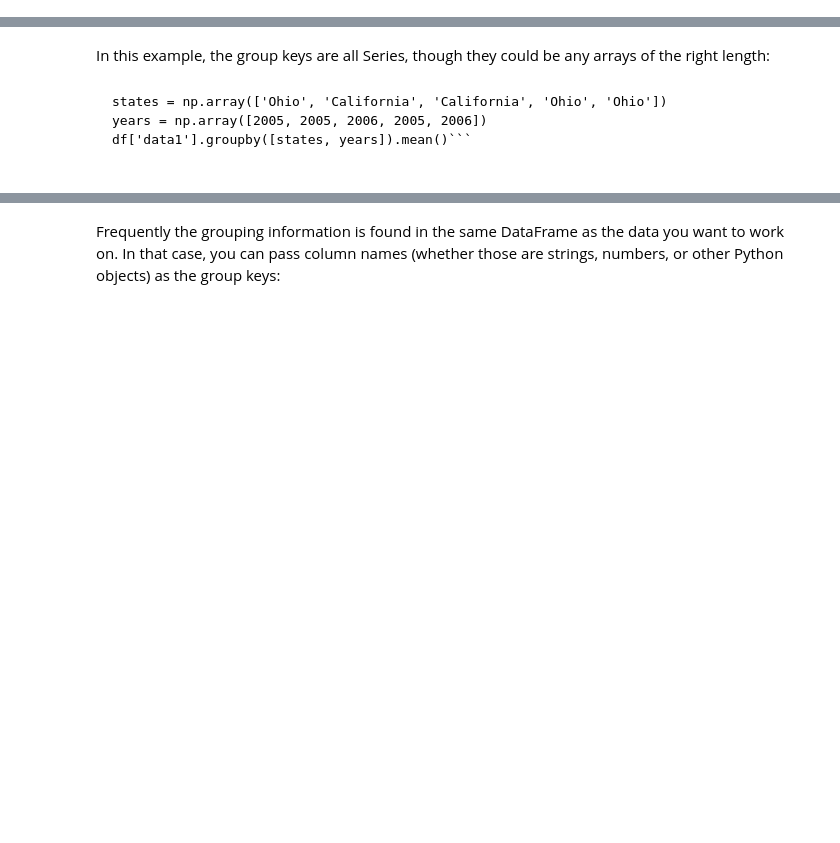
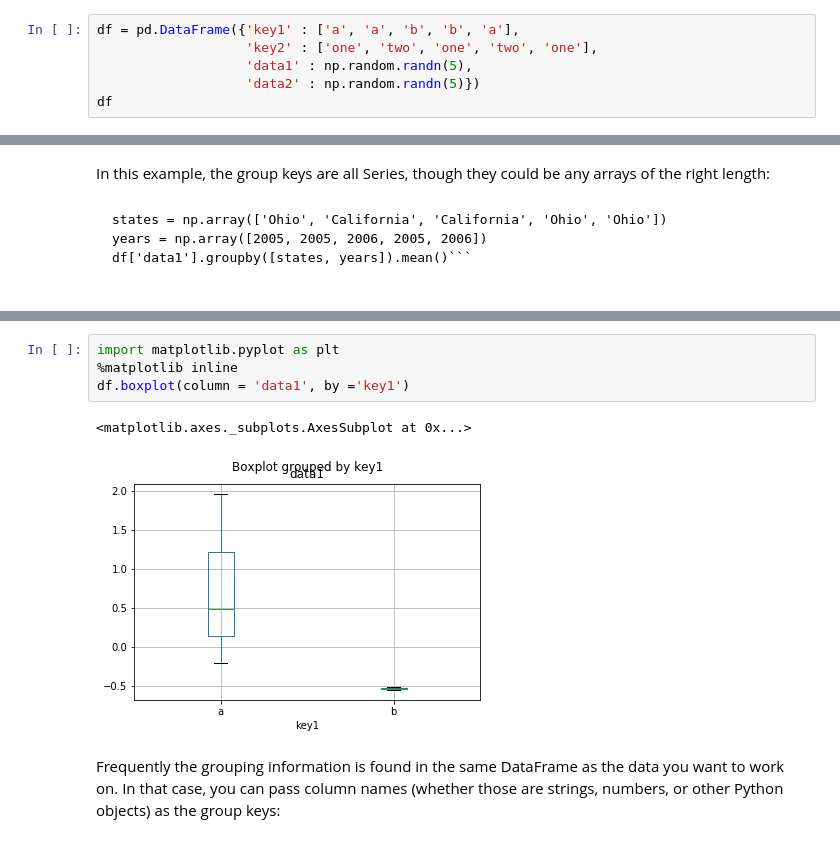
Before and after one commit to linhmai1603/Info212, a Jupyter notebook: INFO212-Week8-Lecture(1).ipynb, the cells around one changed output, grey strips where cells are left out. Saved outputs shown, nothing was run; the diff lists cells and outputs as text; blank space fills up the shorter version.

````diff
--- a/INFO212-Week8-Lecture(1).ipynb
+++ b/INFO212-Week8-Lecture(1).ipynb
@@ -222,3 +222,9 @@ df = pd.DataFrame({'key1' : ['a', 'a', 'b', 'b', 'a'],
                    'data1' : np.random.randn(5),
                    'data2' : np.random.randn(5)})
 df```
+# %%
+df = pd.DataFrame({'key1' : ['a', 'a', 'b', 'b', 'a'],
+                   'key2' : ['one', 'two', 'one', 'two', 'one'],
+                   'data1' : np.random.randn(5),
+                   'data2' : np.random.randn(5)})
+df
@@ -264,3 +321,10 @@
+# %%
+import matplotlib.pyplot as plt
+%matplotlib inline
+df.boxplot(column = 'data1', by ='key1')
+# %% [output]
+<matplotlib.axes._subplots.AxesSubplot at 0x...>
+[figure, added]
 # %% [markdown]
 Frequently the grouping information is found in the same DataFrame as the data you
 want to work on. In that case, you can pass column names (whether those are strings,
````
Also changed, not shown: parts of 24 cells of this notebook, 3 other files.
